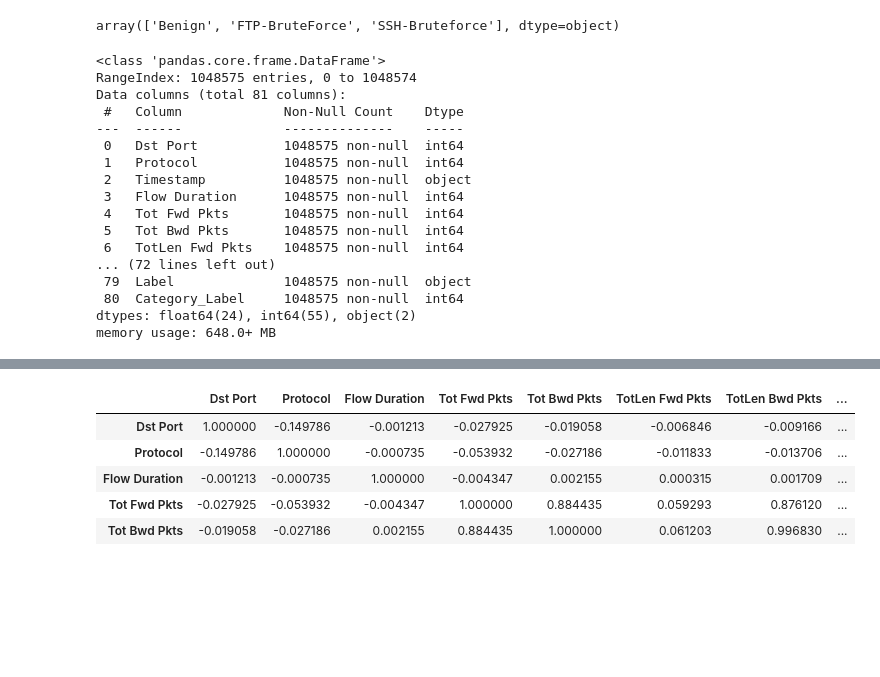
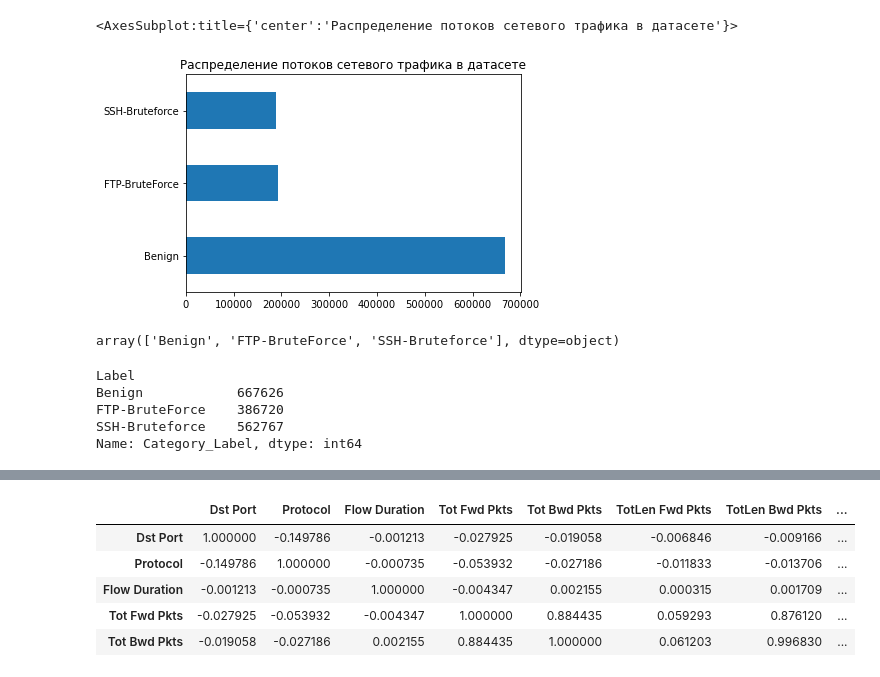
Before and after one commit to Egor-py/Diploma, a Jupyter notebook: Bruteforse_Attack.ipynb, the cells around one changed output, grey strips where cells are left out. Saved outputs shown, nothing was run; the diff lists cells and outputs as text; code cells hidden in the pictures; blank space fills up the shorter version.

```diff
--- a/Bruteforse_Attack.ipynb
+++ b/Bruteforse_Attack.ipynb
@@ -8,3 +44,12 @@ db_full = pd.read_csv('02-14-2018.csv')
+# %%
+count  = db_full['Category_Label'].value_counts()
+
+count = {"Benign": 667626, "FTP-BruteForce": 193360, "SSH-Bruteforce": 187589}
+count = pd.Series(count)
+count.plot(kind="barh", title = 'Распределение потоков сетевого трафика в датасете' )
+# %% [output]
+<AxesSubplot:title={'center':'Распределение потоков сетевого трафика в датасете'}>
+[figure, added]
 # %%
 db_full['Label'].unique()
 # %% [output]
@@ -18,20 +62,0 @@ db_full['Category_Label'] = db_full['Label'].map(categories)
-# %%
-db_full.info()
-# %% [output]
-<class 'pandas.core.frame.DataFrame'>
-RangeIndex: 1048575 entries, 0 to 1048574
-Data columns (total 81 columns):
- #   Column             Non-Null Count    Dtype
----  ------             --------------    -----
- 0   Dst Port           1048575 non-null  int64
- 1   Protocol           1048575 non-null  int64
- 2   Timestamp          1048575 non-null  object
- 3   Flow Duration      1048575 non-null  int64
- 4   Tot Fwd Pkts       1048575 non-null  int64
- 5   Tot Bwd Pkts       1048575 non-null  int64
- 6   TotLen Fwd Pkts    1048575 non-null  int64
-... (72 lines left out)
- 79  Label              1048575 non-null  object
- 80  Category_Label     1048575 non-null  int64
-dtypes: float64(24), int64(55), object(2)
-memory usage: 648.0+ MB
@@ -38 +66,9 @@ memory usage: 648.0+ MB
+# %%
+cat_totals
+# %% [output]
+Label
+Benign            667626
+FTP-BruteForce    386720
+SSH-Bruteforce    562767
+Name: Category_Label, dtype: int64
 # %% [markdown]
```
Also changed, not shown: parts of 39 cells of this notebook, 2 other files.
